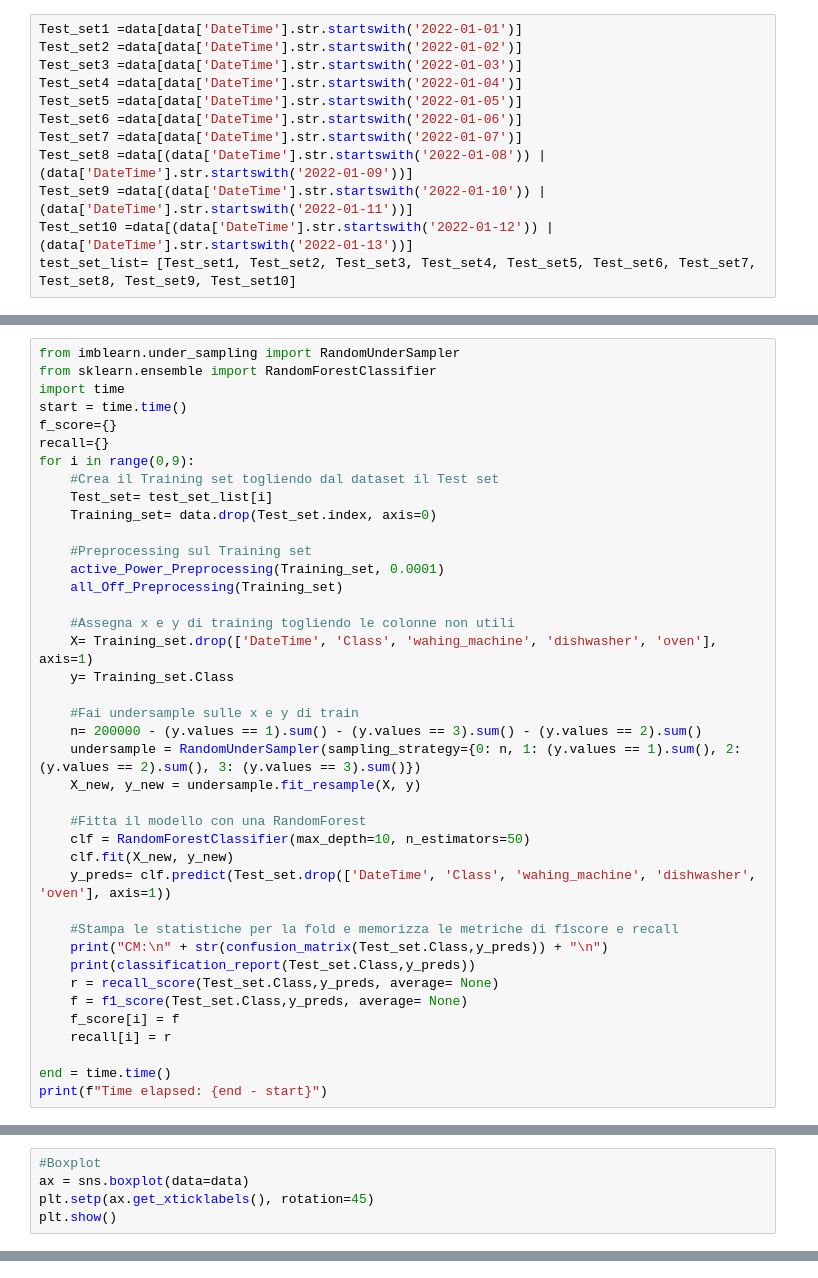
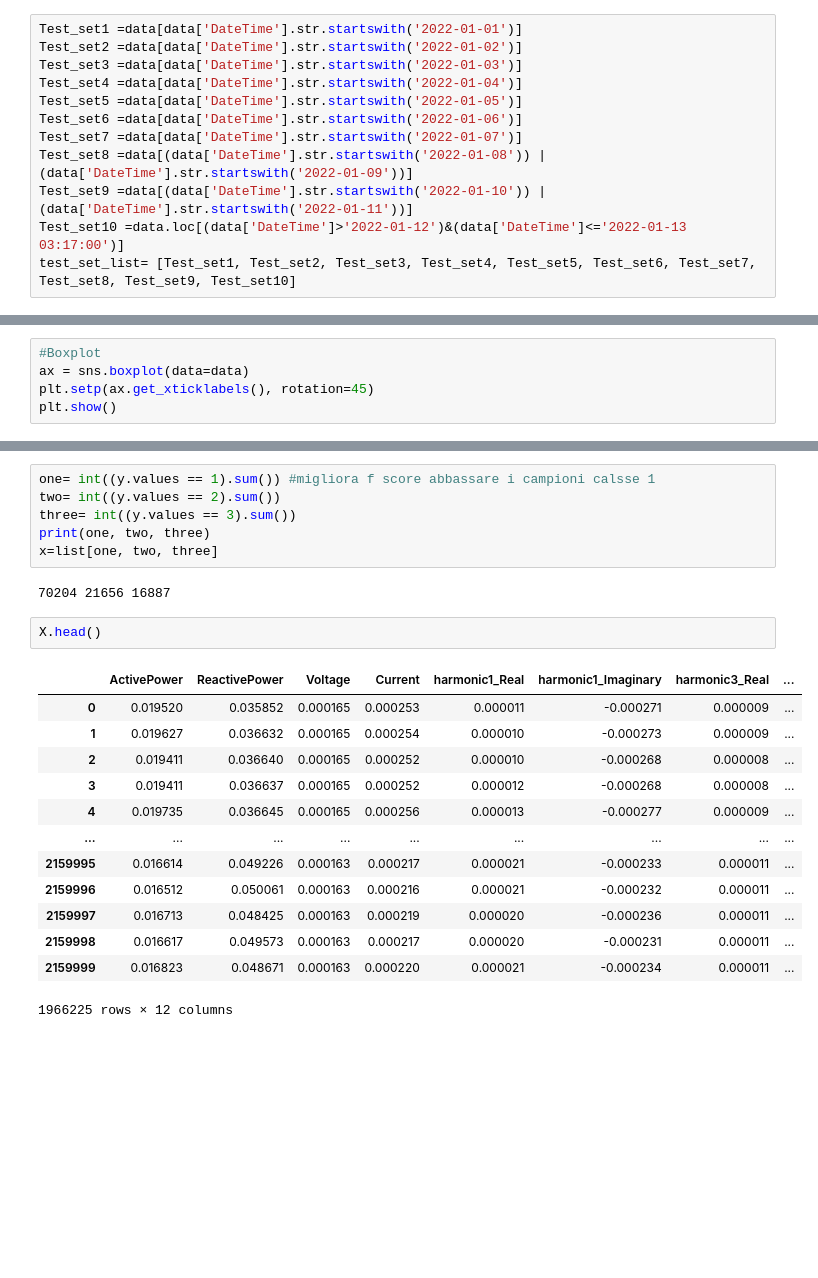
Before and after one commit to DanieleMercuri/NILM-MachineLearning-UCBM2022, a Jupyter notebook: main.ipynb, the cells around one changed output, grey strips where cells are left out. Saved outputs shown, nothing was run; the diff lists cells and outputs as text; blank space fills up the shorter version.

```diff
--- a/main.ipynb
+++ b/main.ipynb
@@ -126,5 +138,5 @@ Test_set6 =data[data['DateTime'].str.startswith('2022-01-06')]
 Test_set7 =data[data['DateTime'].str.startswith('2022-01-07')]
 Test_set8 =data[(data['DateTime'].str.startswith('2022-01-08')) | (data['DateTime'].str.startswith('2022-01-09'))]
 Test_set9 =data[(data['DateTime'].str.startswith('2022-01-10')) | (data['DateTime'].str.startswith('2022-01-11'))]
-Test_set10 =data[(data['DateTime'].str.startswith('2022-01-12')) | (data['DateTime'].str.startswith('2022-01-13'))]
+Test_set10 =data.loc[(data['DateTime']>'2022-01-12')&(data['DateTime']<='2022-01-13 03:17:00')]
 test_set_list= [Test_set1, Test_set2, Test_set3, Test_set4, Test_set5, Test_set6, Test_set7, Test_set8, Test_set9, Test_set10]
@@ -208,40 +388,0 @@ weighted avg       0.98      0.98      0.98     86400
-# %%
-from imblearn.under_sampling import RandomUnderSampler
-from sklearn.ensemble import RandomForestClassifier
-import time
-start = time.time()
-f_score={}
-recall={}
-for i in range(0,9):
-    #Crea il Training set togliendo dal dataset il Test set
-    Test_set= test_set_list[i]
-    Training_set= data.drop(Test_set.index, axis=0)
-
-    #Preprocessing sul Training set
-    active_Power_Preprocessing(Training_set, 0.0001)
-    all_Off_Preprocessing(Training_set)
-
-    #Assegna x e y di training togliendo le colonne non utili
-    X= Training_set.drop(['DateTime', 'Class', 'wahing_machine', 'dishwasher', 'oven'], axis=1)
-    y= Training_set.Class
-
-    #Fai undersample sulle x e y di train
-    n= 200000 - (y.values == 1).sum() - (y.values == 3).sum() - (y.values == 2).sum()
-    undersample = RandomUnderSampler(sampling_strategy={0: n, 1: (y.values == 1).sum(), 2: (y.values == 2).sum(), 3: (y.values == 3).sum()})
-    X_new, y_new = undersample.fit_resample(X, y)
-
-    #Fitta il modello con una RandomForest
-    clf = RandomForestClassifier(max_depth=10, n_estimators=50)
-    clf.fit(X_new, y_new)
-    y_preds= clf.predict(Test_set.drop(['DateTime', 'Class', 'wahing_machine', 'dishwasher', 'oven'], axis=1))
-
-    #Stampa le statistiche per la fold e memorizza le metriche di f1score e recall
-    print("CM:\n" + str(confusion_matrix(Test_set.Class,y_preds)) + "\n")
-    print(classification_report(Test_set.Class,y_preds))
-    r = recall_score(Test_set.Class,y_preds, average= None)
-    f = f1_score(Test_set.Class,y_preds, average= None)
-    f_score[i] = f
-    recall[i] = r
-
-end = time.time()
-print(f"Time elapsed: {end - start}")
@@ -406,0 +500,24 @@ data.describe()
+# %%
+one= int((y.values == 1).sum()) #migliora f score abbassare i campioni calsse 1
+two= int((y.values == 2).sum())
+three= int((y.values == 3).sum())
+print(one, two, three)
+x=list[one, two, three]
+# %% [output]
+70204 21656 16887
+# %%
+X.head()
+# %% [output]
+|  | ActivePower | ReactivePower | Voltage | Current | harmonic1_Real | harmonic1_Imaginary | harmonic3_Real | ... |
+| 0 | 0.019520 | 0.035852 | 0.000165 | 0.000253 | 0.000011 | -0.000271 | 0.000009 | ... |
+| 1 | 0.019627 | 0.036632 | 0.000165 | 0.000254 | 0.000010 | -0.000273 | 0.000009 | ... |
+| 2 | 0.019411 | 0.036640 | 0.000165 | 0.000252 | 0.000010 | -0.000268 | 0.000008 | ... |
+| 3 | 0.019411 | 0.036637 | 0.000165 | 0.000252 | 0.000012 | -0.000268 | 0.000008 | ... |
+| 4 | 0.019735 | 0.036645 | 0.000165 | 0.000256 | 0.000013 | -0.000277 | 0.000009 | ... |
+| ... | ... | ... | ... | ... | ... | ... | ... | ... |
+| 2159995 | 0.016614 | 0.049226 | 0.000163 | 0.000217 | 0.000021 | -0.000233 | 0.000011 | ... |
+| 2159996 | 0.016512 | 0.050061 | 0.000163 | 0.000216 | 0.000021 | -0.000232 | 0.000011 | ... |
+| 2159997 | 0.016713 | 0.048425 | 0.000163 | 0.000219 | 0.000020 | -0.000236 | 0.000011 | ... |
+| 2159998 | 0.016617 | 0.049573 | 0.000163 | 0.000217 | 0.000020 | -0.000231 | 0.000011 | ... |
+| 2159999 | 0.016823 | 0.048671 | 0.000163 | 0.000220 | 0.000021 | -0.000234 | 0.000011 | ... |
+1966225 rows × 12 columns
```
Also changed, not shown: parts of 23 cells of this notebook.
